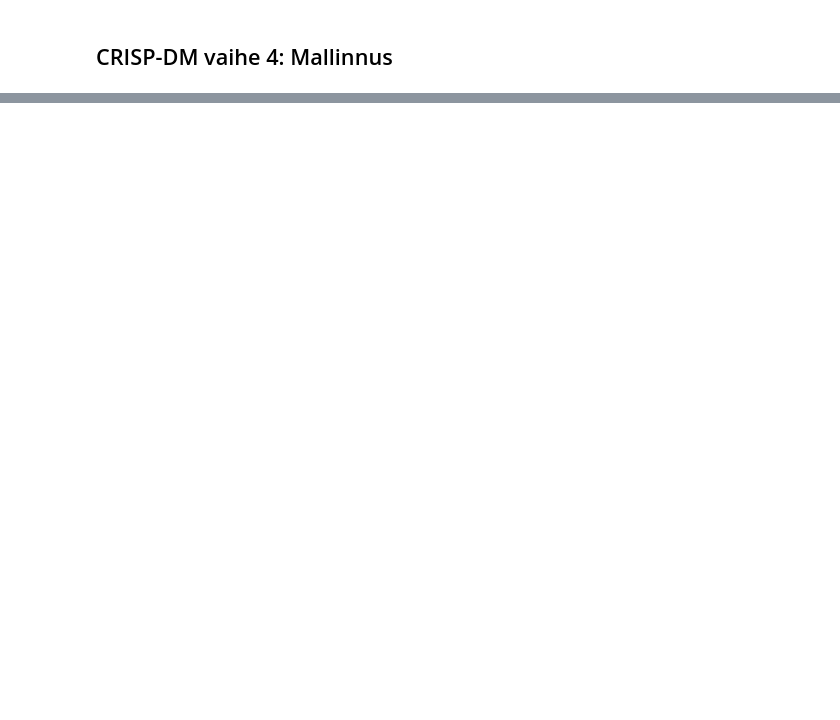
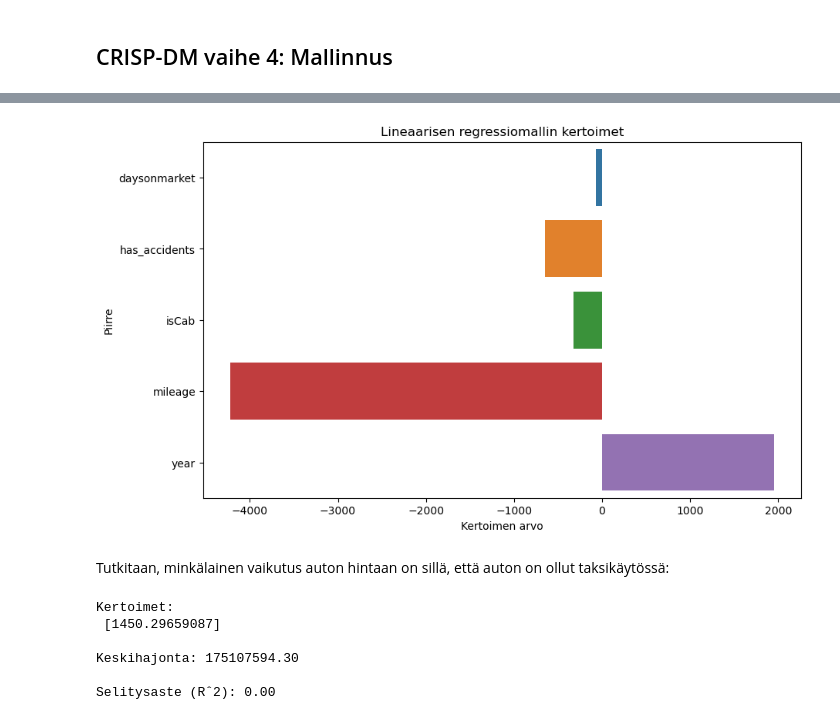
Before and after one commit to SallaLipasti/jamk-aida-projekti, a Jupyter notebook: taksit.ipynb, the cells around one changed output, grey strips where cells are left out. Drawn from its saved outputs; the diff is of its cells as text; code cells hidden in the pictures; blank space fills up the shorter version.

Commit message:
Aineistoa uudelleenrajattu, uudet lin.regressioajot

```diff
--- a/taksit.ipynb
+++ b/taksit.ipynb
@@ -485,0 +464,6 @@ Data on nyt valmis analyysiä varten. Tallennetaan se myöhempää käyttöä va
+# %%
+#  Määritellään X- ja y-muuttujat:
+X = taksit_df.drop(['price', 'make_name', 'model_name', 'name'], axis = 1)
+y = taksit_df['price']
+
+print(X.columns)
@@ -486,2 +475,11 @@ Data on nyt valmis analyysiä varten. Tallennetaan se myöhempää käyttöä va
+# %%
+# Jaetaan aineisto opetus- ja testausaineistoksi:
+X_train, X_test, y_train, y_test = train_test_split(X, y, test_size = 0.2, random_state = 42)
+
+# Skaalataan arvot:
+ss = StandardScaler()
+ss.fit(X_train)
+X_train = ss.transform(X_train)
+X_test = ss.transform(X_test)
 # %% [markdown]
 ## CRISP-DM vaihe 4: Mallinnus
@@ -487,0 +493,9 @@ Data on nyt valmis analyysiä varten. Tallennetaan se myöhempää käyttöä va
+# %%
+# Luodaan lineaarisen regression objekti:
+regr = linear_model.LinearRegression()
+
+# Sovitetaan malli opetusaineistoon:
+regr.fit(X_train, y_train)
+
+# Ennustetaan testiaineiston arvoja:
+y_pred = regr.predict(X_test)
@@ -487,0 +519,18 @@ Data on nyt valmis analyysiä varten. Tallennetaan se myöhempää käyttöä va
+# %%
+kertoimet = pd.DataFrame({
+    'Piirre': ['daysonmarket', 'has_accidents', 'isCab', 'mileage', 'year'],
+    'Kerroin': regr.coef_
+})
+
+# Kaavio kertoimista:
+plt.figure(figsize=(10, 6))
+sns.barplot(x='Kerroin', y='Piirre', data=kertoimet, orient='h')
+plt.title('Lineaarisen regressiomallin kertoimet')
+plt.xlabel('Kertoimen arvo')
+plt.ylabel('Piirre')
+
+plt.show()
+# %% [output]
+[figure, added]
+# %% [markdown]
+Tutkitaan, minkälainen vaikutus auton hintaan on sillä, että auton on ollut taksikäytössä:
@@ -487,0 +553,16 @@ Data on nyt valmis analyysiä varten. Tallennetaan se myöhempää käyttöä va
+# %%
+# Kertoimet:
+print("Kertoimet: \n", regr2.coef_)
+
+# Keskihajonta:
+print("\nKeskihajonta: %.2f" % mean_squared_error(y2_test, y2_pred))
+
+# Selitysaste:
+print("\nSelitysaste (Rˆ2): %.2f" % r2_score(y2_test, y2_pred))
+# %% [output]
+Kertoimet:
+ [1450.29659087]
+
+Keskihajonta: 175107594.30
+
+Selitysaste (Rˆ2): 0.00
```
Also changed, not shown: parts of 35 cells of this notebook.
